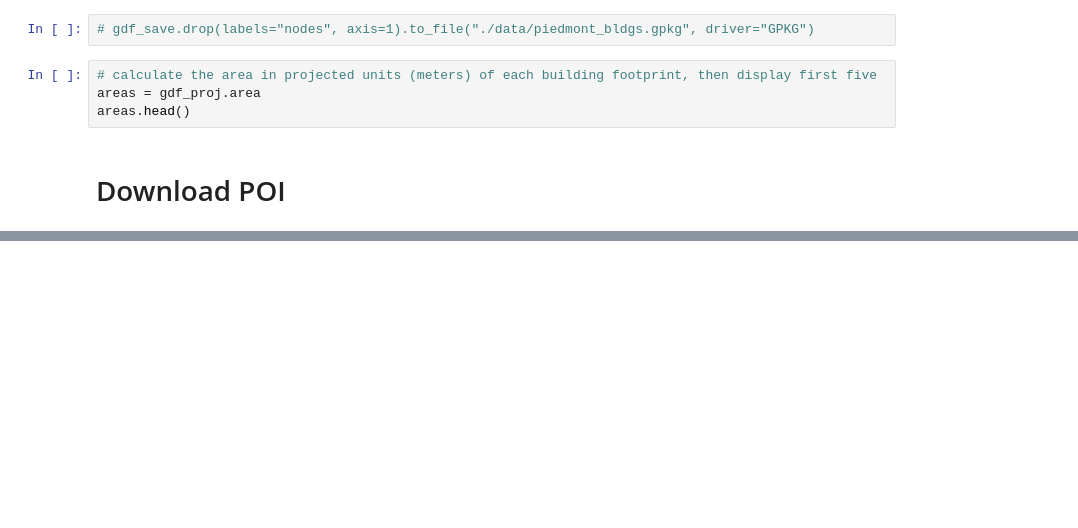
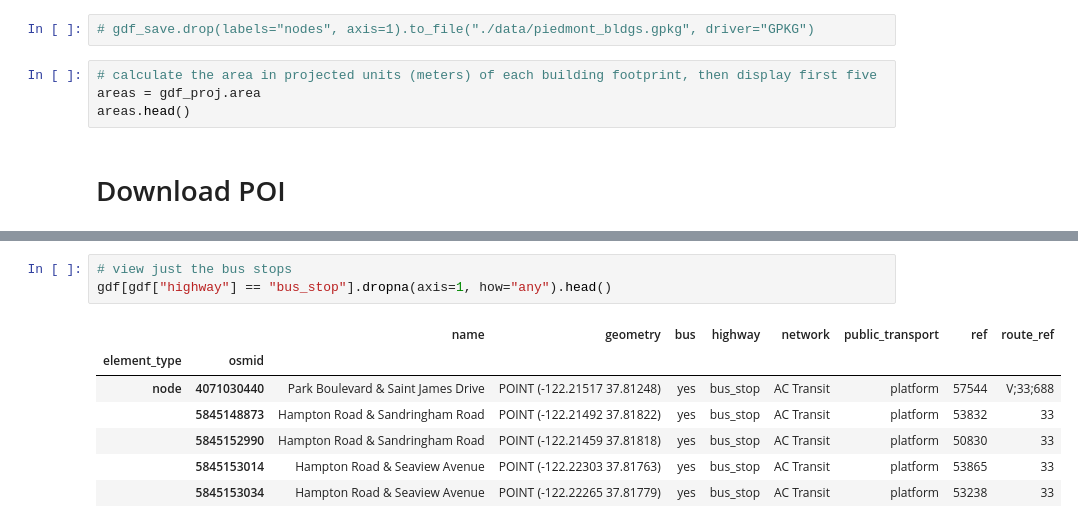
Before and after one commit to brookefzy/pitaya, a Jupyter notebook: StreetNetwork/osmnx.ipynb, the cells around one changed output, grey strips where cells are left out. Saved outputs shown, nothing was run; the diff lists cells and outputs as text; blank space fills up the shorter version.

```diff
--- a/StreetNetwork/osmnx.ipynb
+++ b/StreetNetwork/osmnx.ipynb
@@ -118,0 +127,11 @@ gdf[gdf["amenity"] == "bank"].dropna(axis=1, how="any")
+# %%
+# view just the bus stops
+gdf[gdf["highway"] == "bus_stop"].dropna(axis=1, how="any").head()
+# %% [output]
+|  |  | name | geometry | bus | highway | network | public_transport | ref | route_ref |
+| element_type | osmid |  |  |  |  |  |  |  |  |
+| node | 4071030440 | Park Boulevard & Saint James Drive | POINT (-122.21517 37.81248) | yes | bus_stop | AC Transit | platform | 57544 | V;33;688 |
+|  | 5845148873 | Hampton Road & Sandringham Road | POINT (-122.21492 37.81822) | yes | bus_stop | AC Transit | platform | 53832 | 33 |
+|  | 5845152990 | Hampton Road & Sandringham Road | POINT (-122.21459 37.81818) | yes | bus_stop | AC Transit | platform | 50830 | 33 |
+|  | 5845153014 | Hampton Road & Seaview Avenue | POINT (-122.22303 37.81763) | yes | bus_stop | AC Transit | platform | 53865 | 33 |
+|  | 5845153034 | Hampton Road & Seaview Avenue | POINT (-122.22265 37.81779) | yes | bus_stop | AC Transit | platform | 53238 | 33 |
```
Also changed, not shown: parts of 4 cells of this notebook.
